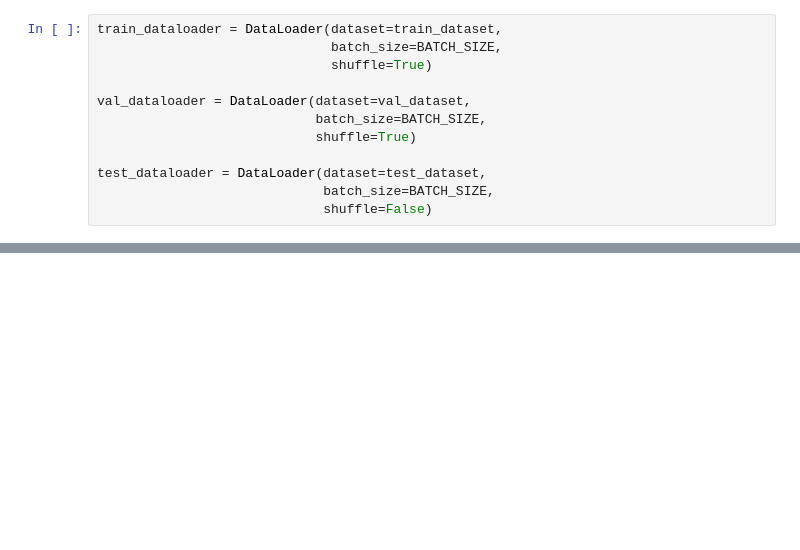
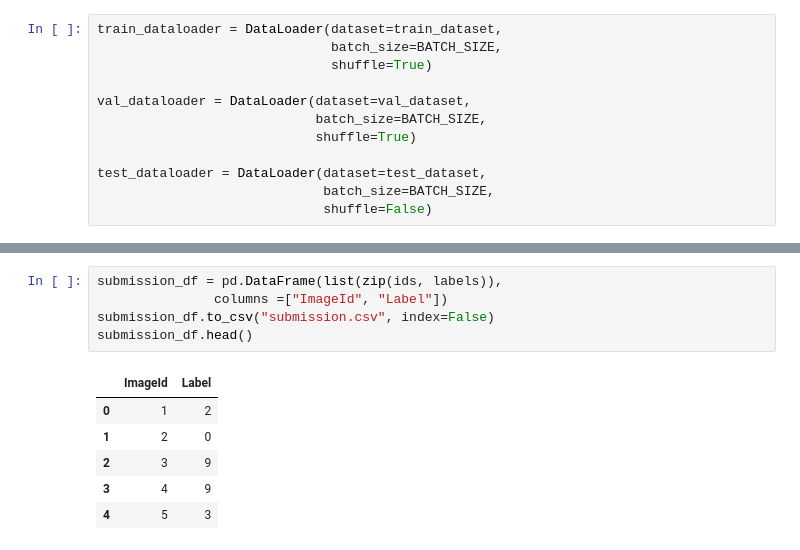
Before and after one commit to ShounakDas101/AIML_Hari, a Jupyter notebook: ViT.ipynb, the cells around one changed output, grey strips where cells are left out. Cells and saved outputs as stored; diff of their text form; blank space fills up the shorter version.

```diff
--- a/ViT.ipynb
+++ b/ViT.ipynb
@@ -324,0 +391,12 @@ print(f"Training Time: {stop-start:.2f}s")
+# %%
+submission_df = pd.DataFrame(list(zip(ids, labels)),
+               columns =["ImageId", "Label"])
+submission_df.to_csv("submission.csv", index=False)
+submission_df.head()
+# %% [output]
+|  | ImageId | Label |
+| 0 | 1 | 2 |
+| 1 | 2 | 0 |
+| 2 | 3 | 9 |
+| 3 | 4 | 9 |
+| 4 | 5 | 3 |
```
Also changed, not shown: parts of 4 cells of this notebook.
